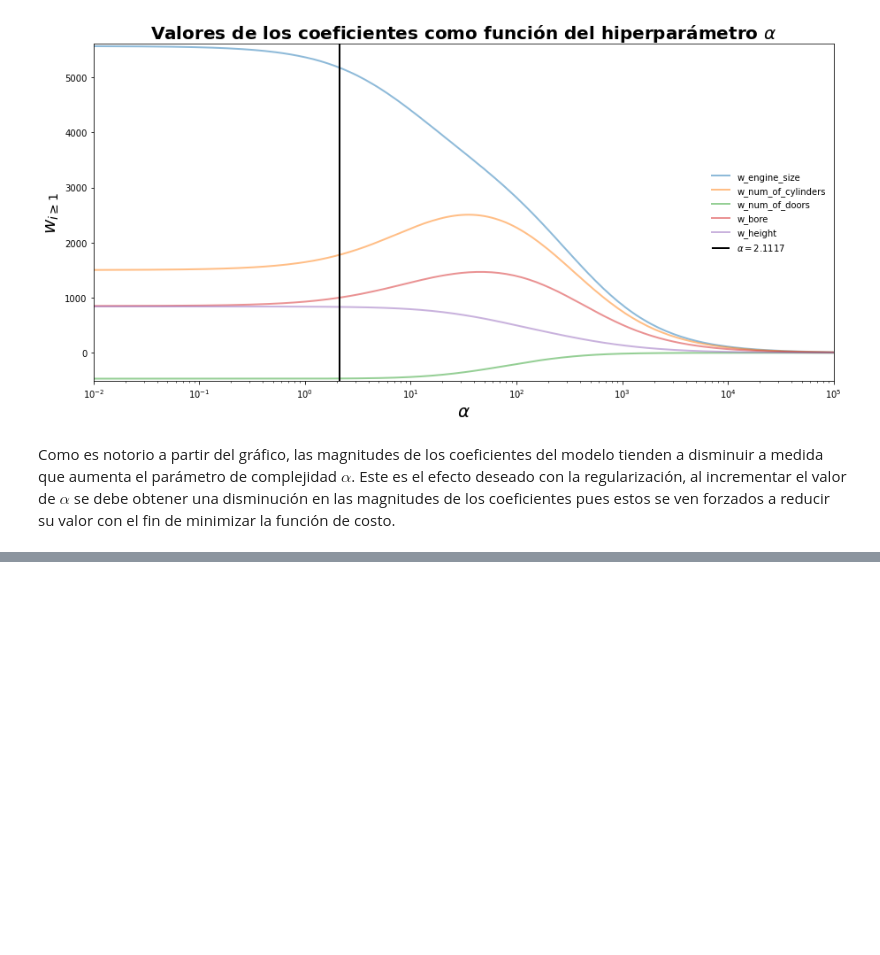
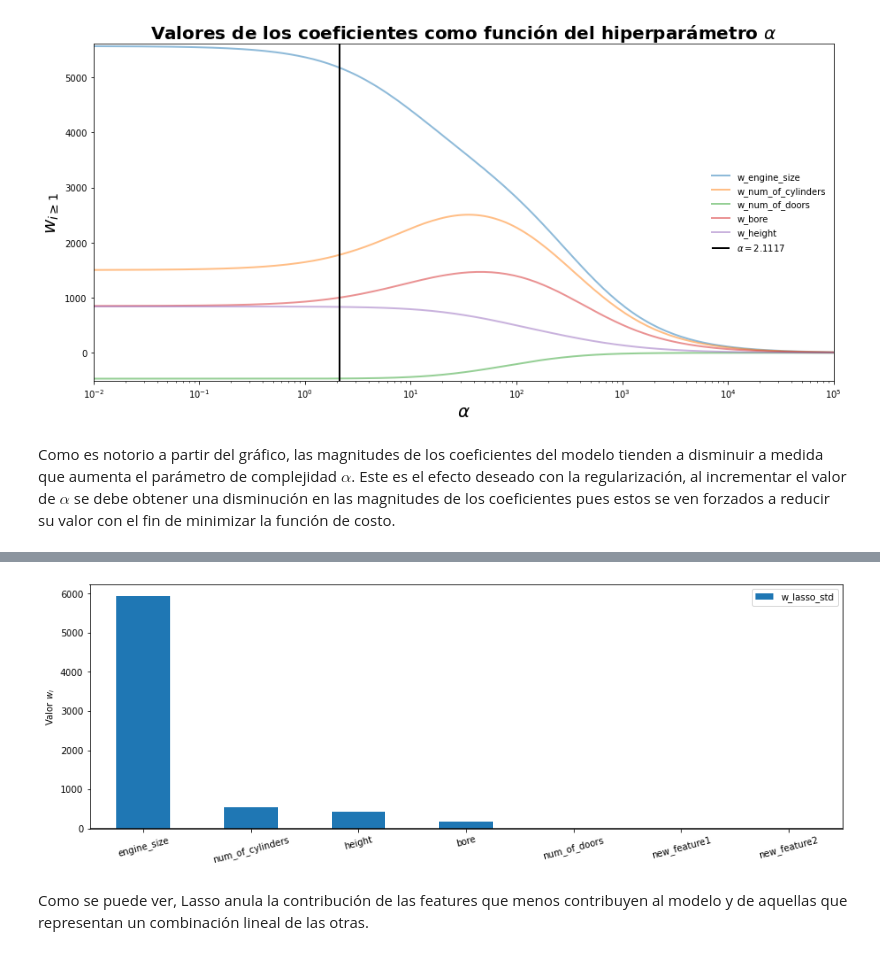
Before and after one commit to hplbrayan/Un-curso-de-Machine-Learning, a Jupyter notebook: 07_ML_Modelos_de_Regresion/N1_Linear_Models.ipynb, the cells around one changed output, grey strips where cells are left out. Drawn from its saved outputs; the diff is of its cells as text; code cells hidden in the pictures; blank space fills up the shorter version.

```diff
--- a/07_ML_Modelos_de_Regresion/N1_Linear_Models.ipynb
+++ b/07_ML_Modelos_de_Regresion/N1_Linear_Models.ipynb
@@ -499,0 +613,5 @@ Como es notorio a partir del gráfico, las magnitudes de los coeficientes del mo
+# %%
+np.random.seed(123)
+X.loc[:,"new_feature1"] = 2*X["num_of_cylinders"]
+X.loc[:,"new_feature2"] = 0.01*np.random.normal(size=X.shape[0])
+X
@@ -499,0 +644,17 @@ Como es notorio a partir del gráfico, las magnitudes de los coeficientes del mo
+# %%
+X_train_2, X_test_2, y_train_2, y_test_2 = train_test_split(X, y, test_size=0.2, random_state=13)
+
+best_alphaL = Pipeline([("Std", StandardScaler()),
+                        ("LassoCV", LassoCV(alphas=np.linspace(0.01, 500, 5000)))])\
+                                        .fit(X=X_train_2,
+                                             y=y_train_2).get_params()["LassoCV"].alpha_
+
+print(f"alfa Lasso = {best_alphaL}")
+
+# Entrenamiento
+model_lasso_std_2 = Pipeline([
+                        ("Std", StandardScaler()),
+                        ("Lasso", Lasso(alpha=best_alphaL))
+                        ])\
+                        .fit(X=X_train_2, y=y_train_2)
+model_lasso_std_2
@@ -499,0 +665,4 @@ Como es notorio a partir del gráfico, las magnitudes de los coeficientes del mo
+# %%
+coefs_std_Lasso_df_2 = pd.DataFrame({"w_lasso_std":model_lasso_std_2.get_params()["Lasso"].coef_},
+                                   index=X_train_2.columns).sort_values(by="w_lasso_std", ascending=False)
+coefs_std_Lasso_df_2
@@ -499,0 +678,12 @@ Como es notorio a partir del gráfico, las magnitudes de los coeficientes del mo
+# %%
+ig, ax = plt.subplots(figsize=(15,5))
+coefs_std_Lasso_df_2.plot.bar(ax=ax)
+ax.hlines(0, ax.get_xlim()[0], ax.get_xlim()[1], color="k")
+
+ax.set_xticks(ticks=range(len(coefs_std_Lasso_df_2.index)), labels=coefs_std_Lasso_df_2.index, rotation=15)
+ax.set_ylabel(r"Valor $w_i$")
+plt.show()
+# %% [output]
+[figure, added]
+# %% [markdown]
+Como se puede ver, Lasso anula la contribución de las features que menos contribuyen al modelo y de aquellas que representan un combinación lineal de las otras.
```
Also changed, not shown: parts of 16 cells of this notebook.
